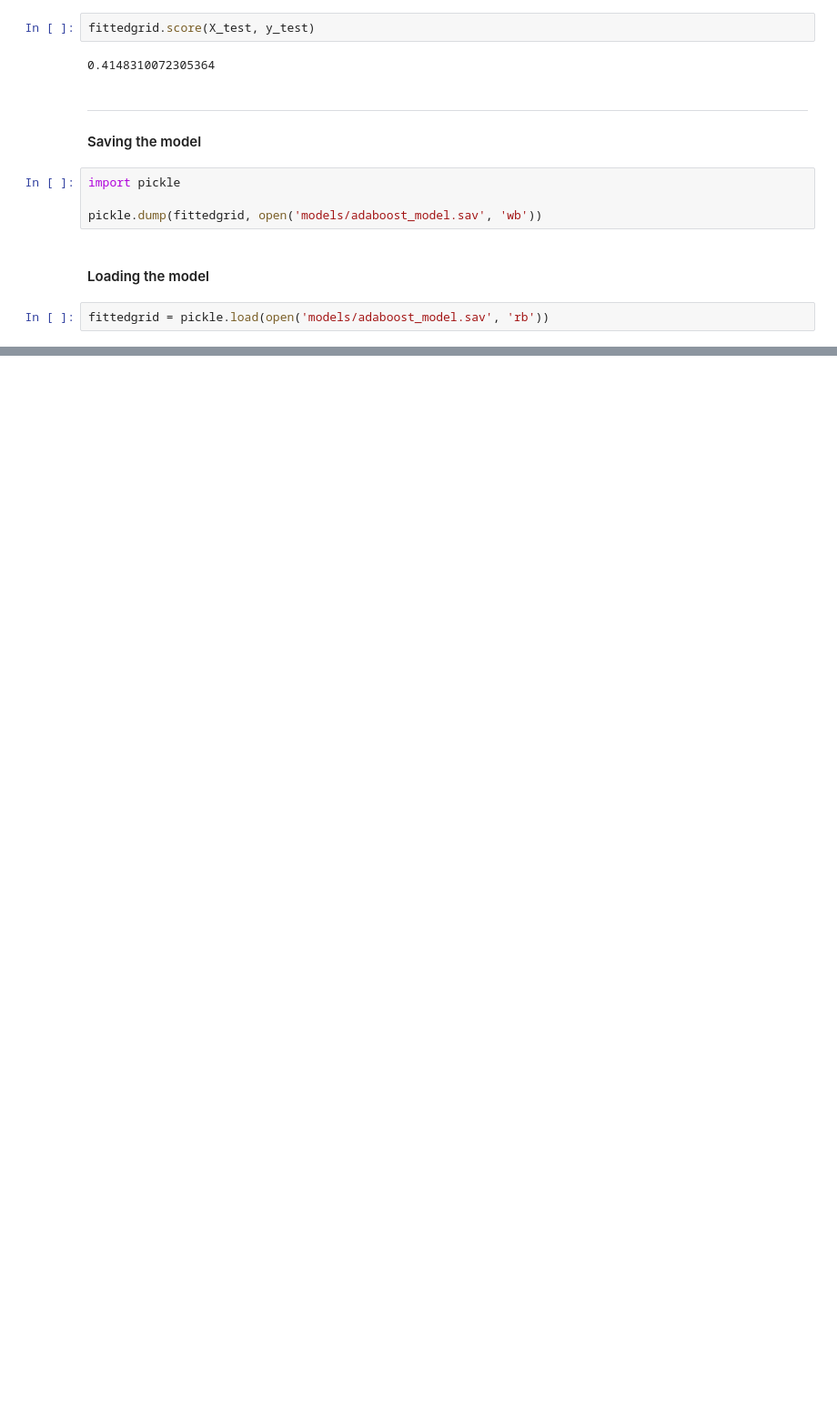
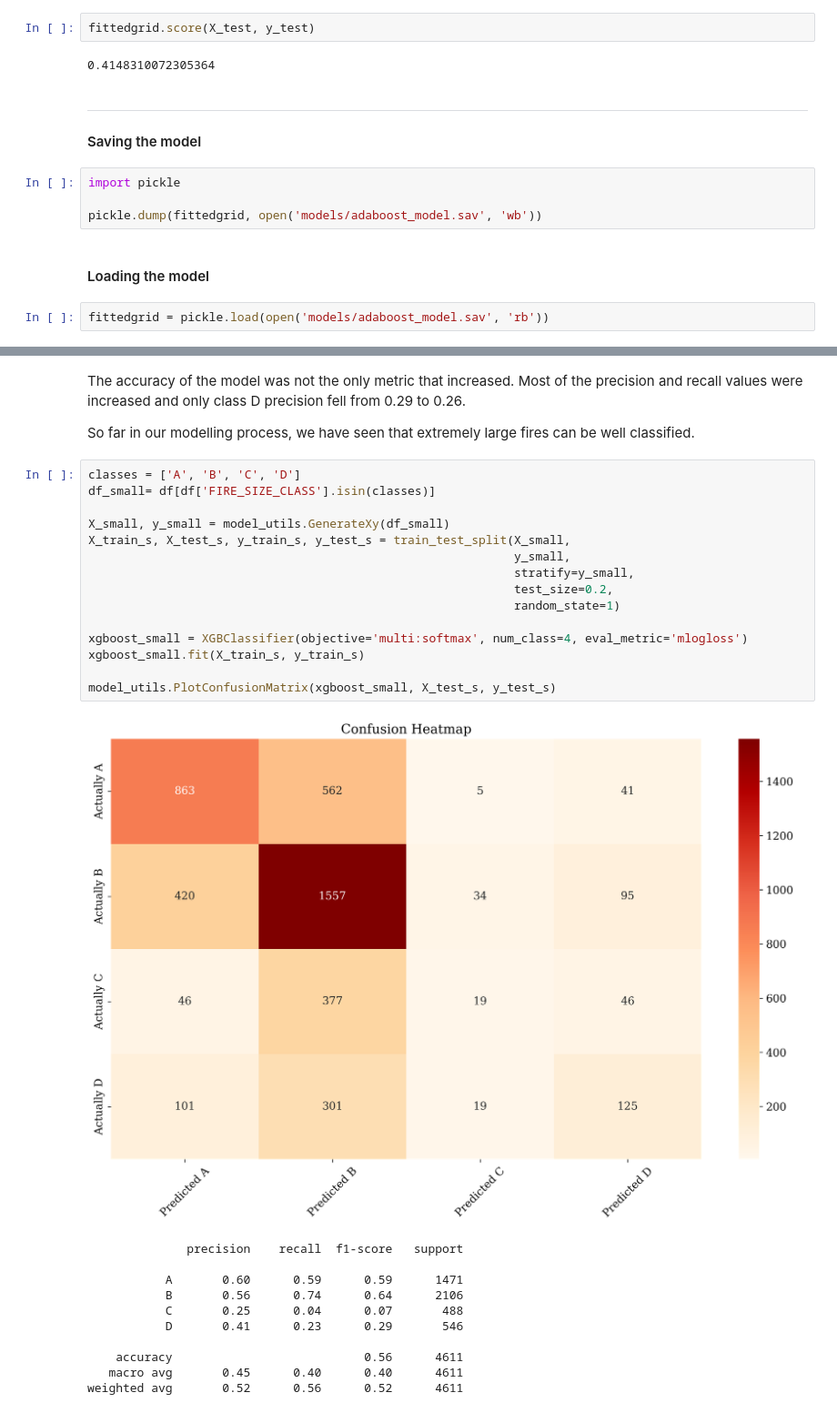
Before and after one commit to EdwinJaico-Berg/Capstone-Project, a Jupyter notebook: 3.4 Ensemble Methods.ipynb, the cells around one changed output, grey strips where cells are left out. Shown at 91% size. Cells and saved outputs as stored; diff of their text form; blank space fills up the shorter version.

```diff
--- a/3.4 Ensemble Methods.ipynb
+++ b/3.4 Ensemble Methods.ipynb
@@ -220,0 +333,31 @@ XGBoost models are not the simplest machine learning models to understand or int
+# %% [markdown]
+The accuracy of the model was not the only metric that increased. Most of the precision and recall values were increased and only class D precision fell from 0.29 to 0.26.
+
+So far in our modelling process, we have seen that extremely large fires can be well classified.
+# %%
+classes = ['A', 'B', 'C', 'D']
+df_small= df[df['FIRE_SIZE_CLASS'].isin(classes)]
+
+X_small, y_small = model_utils.GenerateXy(df_small)
+X_train_s, X_test_s, y_train_s, y_test_s = train_test_split(X_small,
+                                                            y_small,
+                                                            stratify=y_small,
+                                                            test_size=0.2,
+                                                            random_state=1)
+
+xgboost_small = XGBClassifier(objective='multi:softmax', num_class=4, eval_metric='mlogloss')
+xgboost_small.fit(X_train_s, y_train_s)
+
+model_utils.PlotConfusionMatrix(xgboost_small, X_test_s, y_test_s)
+# %% [output]
+[figure, added]
+              precision    recall  f1-score   support
+
+           A       0.60      0.59      0.59      1471
+           B       0.56      0.74      0.64      2106
+           C       0.25      0.04      0.07       488
+           D       0.41      0.23      0.29       546
+
+    accuracy                           0.56      4611
+   macro avg       0.45      0.40      0.40      4611
+weighted avg       0.52      0.56      0.52      4611
```
Also changed, not shown: parts of 23 cells of this notebook, 2 other files.
